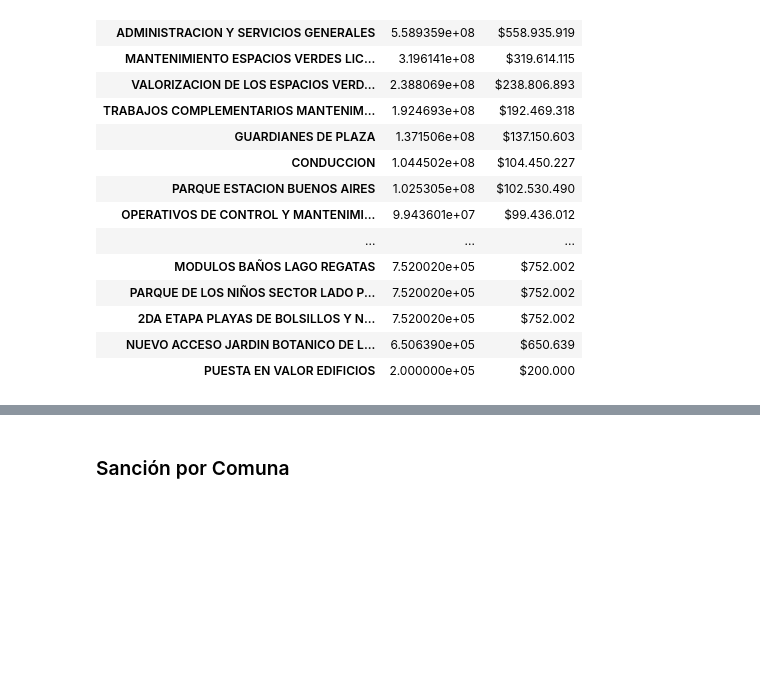
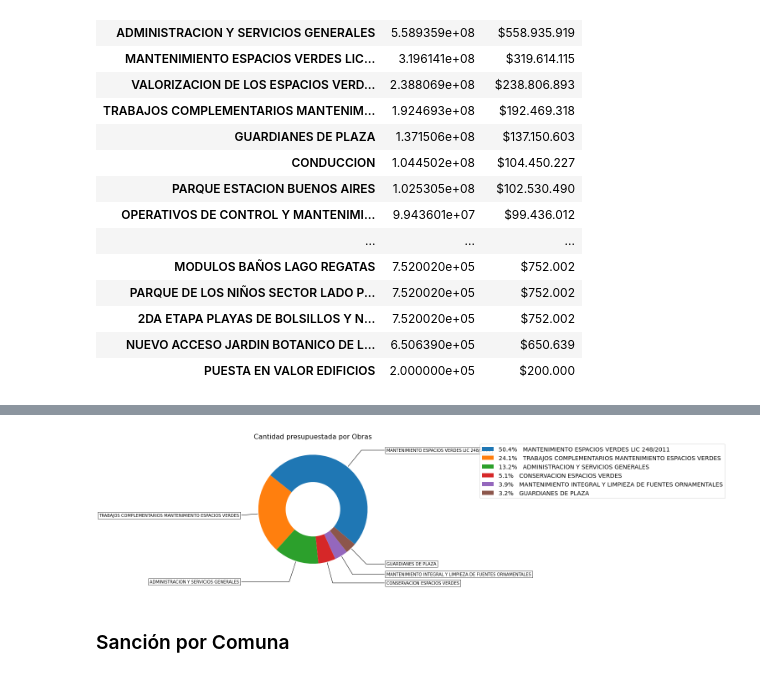
Before and after one commit to tomasdestefano/data_science_clusterai2020_destefano, a Jupyter notebook: Tp_Completo.ipynb, the cells around one changed output, grey strips where cells are left out. Drawn from its saved outputs; the diff is of its cells as text; code cells hidden in the pictures; blank space fills up the shorter version.

```diff
--- a/Tp_Completo.ipynb
+++ b/Tp_Completo.ipynb
@@ -1291,4 +1291,4 @@ repr_sancion_by_subset(espacios_verdes, subset='ACTIVIDAD')
 | NUEVO ACCESO JARDIN BOTANICO DE L... | 6.506390e+05 | $650.639 |
 | PUESTA EN VALOR EDIFICIOS | 2.000000e+05 | $200.000 |
 # %%
-repr_sancion_by_subset(espacios_verdes, subset='OBRA')
+sancion_obras = repr_sancion_by_subset(espacios_verdes, subset='OBRA')
@@ -1317,3 +1295,7 @@ repr_sancion_by_subset(espacios_verdes, subset='OBRA')
+# %%
+pie_chart(data=sancion_obras['SANCION'].head(6), categorias=sancion_obras.head(6).index, title="Cantidad presupuestada por Obras")
+# %% [output]
+[figure, added]
 # %% [markdown]
 ### Sanción por Comuna
 # %%
```
Also changed, not shown: parts of 2 cells of this notebook.
